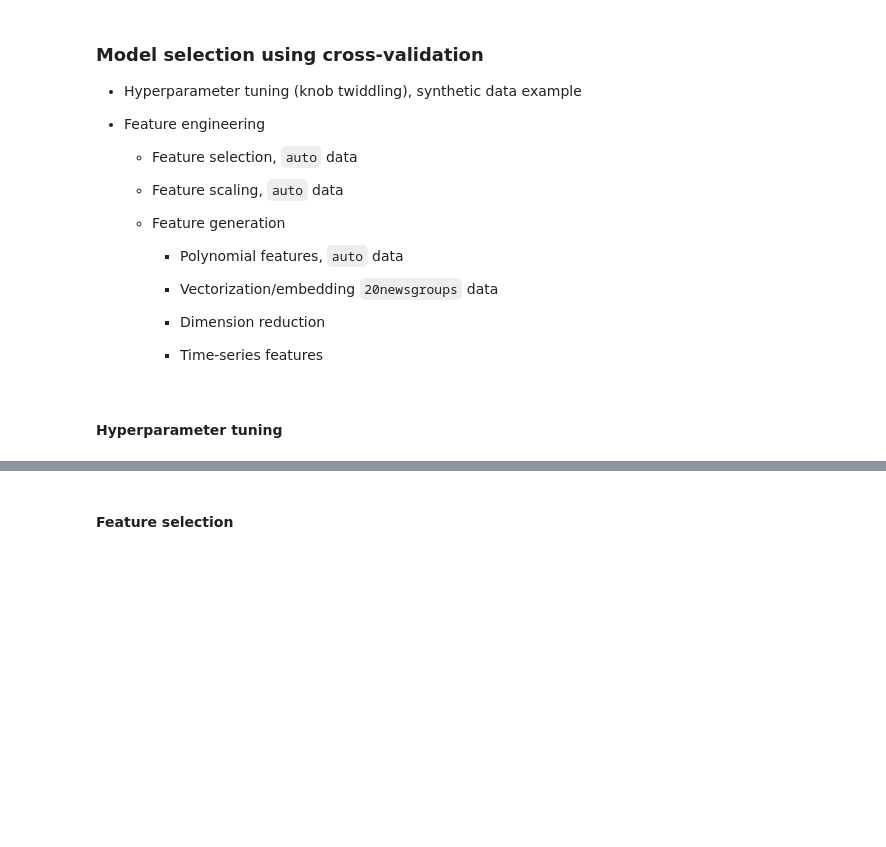
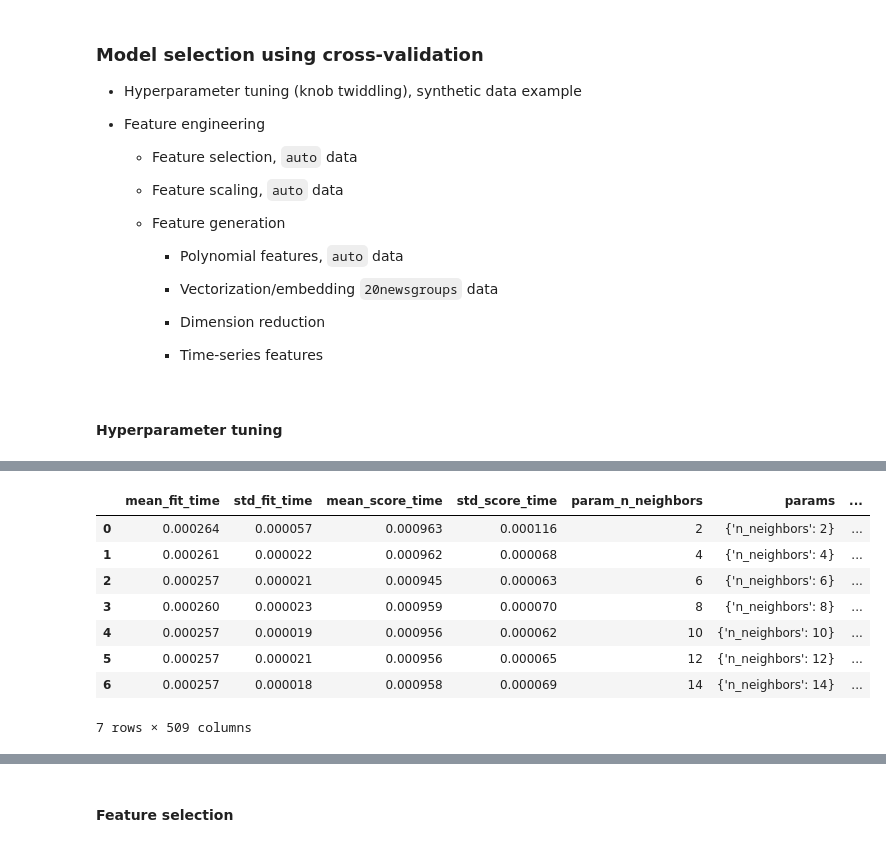
Before and after one commit to venkateshsoundar/DATA607W2025, a Jupyter notebook: lecture03.ipynb, the cells around one changed output, grey strips where cells are left out. Saved outputs shown, nothing was run; the diff lists cells and outputs as text; code cells hidden in the pictures; blank space fills up the shorter version.

```diff
--- a/lecture03.ipynb
+++ b/lecture03.ipynb
@@ -135,8 +120,10 @@ Successfully submitted to Digit Recognizer
 from sklearn.model_selection import train_test_split
 
 df = pd.read_csv("data/auto_preprocessed.csv")
-X = df[[c for c in df.columns if c != "mpg"]]
+# X = df[[c for c in df.columns if c != "mpg"]]
+# y = df["mpg"]
 y = df["mpg"]
+X = df.drop(columns=["mpg"])
 X_train, X_test, y_train, y_test = train_test_split(X, y, test_size=0.2)
 print(
     f"X_train.shape = {X_train.shape}, X_test.shape = {X_test.shape}, y_train.shape = {y_train.shape}, y_test.shape = {y_test.shape}"
@@ -366,0 +352,12 @@ plt.show()
+# %%
+from sklearn.model_selection import cross_val_score, RepeatedKFold, GridSearchCV
+from sklearn.neighbors import KNeighborsClassifier
+
+N = np.arange(1, 16, 2)
+X = x.reshape(-1, 1)
+for n_neighbors in N:
+    model = KNeighborsClassifier(n_neighbors=n_neighbors)
+    score = cross_val_score(
+        model, X, y, scoring="accuracy", cv=RepeatedKFold(n_repeats=100)
+    ).mean()
+    print(n_neighbors, score)
@@ -366,0 +373,17 @@ plt.show()
+# %%
+param_grid = {"n_neighbors": np.arange(2, 16, 2)}
+search = GridSearchCV(
+    model, param_grid=param_grid, scoring="accuracy", cv=RepeatedKFold(n_repeats=100)
+)
+search.fit(X, y)
+pd.DataFrame(search.cv_results_)
+# %% [output]
+|  | mean_fit_time | std_fit_time | mean_score_time | std_score_time | param_n_neighbors | params | ... |
+| 0 | 0.000264 | 0.000057 | 0.000963 | 0.000116 | 2 | {'n_neighbors': 2} | ... |
+| 1 | 0.000261 | 0.000022 | 0.000962 | 0.000068 | 4 | {'n_neighbors': 4} | ... |
+| 2 | 0.000257 | 0.000021 | 0.000945 | 0.000063 | 6 | {'n_neighbors': 6} | ... |
+| 3 | 0.000260 | 0.000023 | 0.000959 | 0.000070 | 8 | {'n_neighbors': 8} | ... |
+| 4 | 0.000257 | 0.000019 | 0.000956 | 0.000062 | 10 | {'n_neighbors': 10} | ... |
+| 5 | 0.000257 | 0.000021 | 0.000956 | 0.000065 | 12 | {'n_neighbors': 12} | ... |
+| 6 | 0.000257 | 0.000018 | 0.000958 | 0.000069 | 14 | {'n_neighbors': 14} | ... |
+7 rows × 509 columns
```
Also changed, not shown: parts of 14 cells of this notebook.
